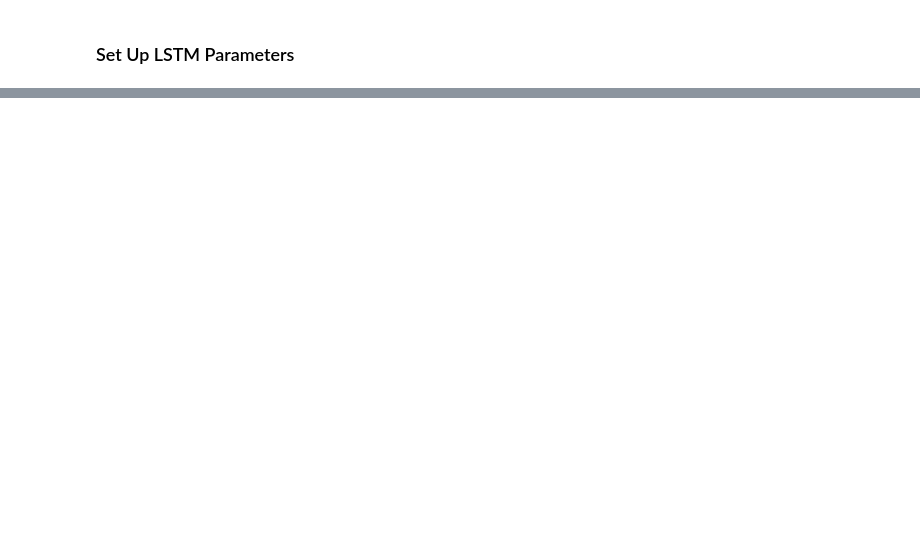
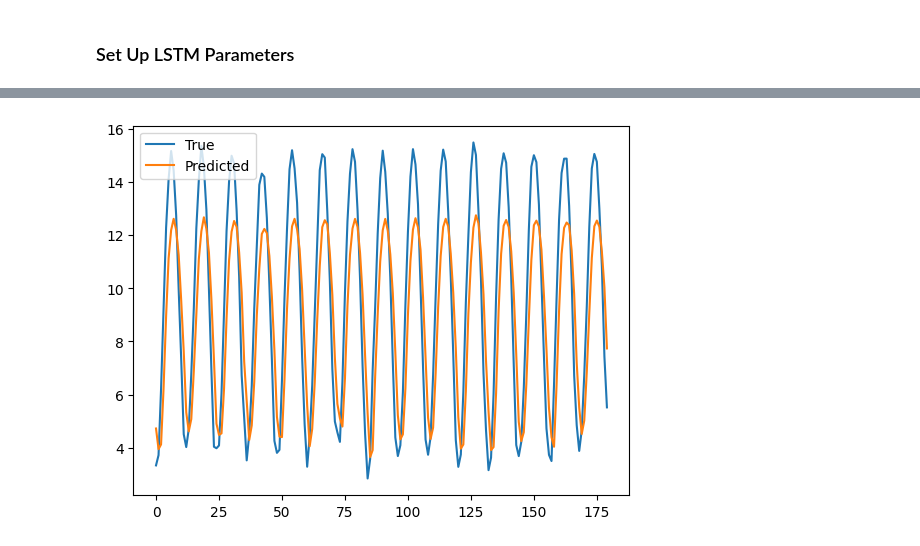
Before and after one commit to kclzl-nus/LSTM-Time-Series-Prediction, a Jupyter notebook: lstm_main.ipynb, the cells around one changed output, grey strips where cells are left out. Cells and saved outputs as stored; diff of their text form; code cells hidden in the pictures; blank space fills up the shorter version.

```diff
--- a/lstm_main.ipynb
+++ b/lstm_main.ipynb
@@ -350,0 +534,21 @@ b_out = np.random.randn(1, output_size).astype(np.float32) # dim = (1, O)
+# %%
+# predict on test set
+T = len(test_X)
+y_true = test_y
+y_preds = []
+for i in range(T):
+    x = test_X[i].reshape(sequence_length, batch_size, input_size)
+    # here, only the last element is needed
+    y_pred = predict(params, x, h0[0], c0[0])
+    y_preds.append(y_pred[-1])
+
+# convert to numpy array
+y_preds = np.array(y_preds)
+
+# plot the predictions against actual, predicted values as red, original as blue
+plt.plot(y_true, label='True')
+plt.plot(y_preds, label='Predicted')
+plt.legend()
+plt.show()
+# %% [output]
+[figure, added]
```
Also changed, not shown: parts of 24 cells of this notebook.
